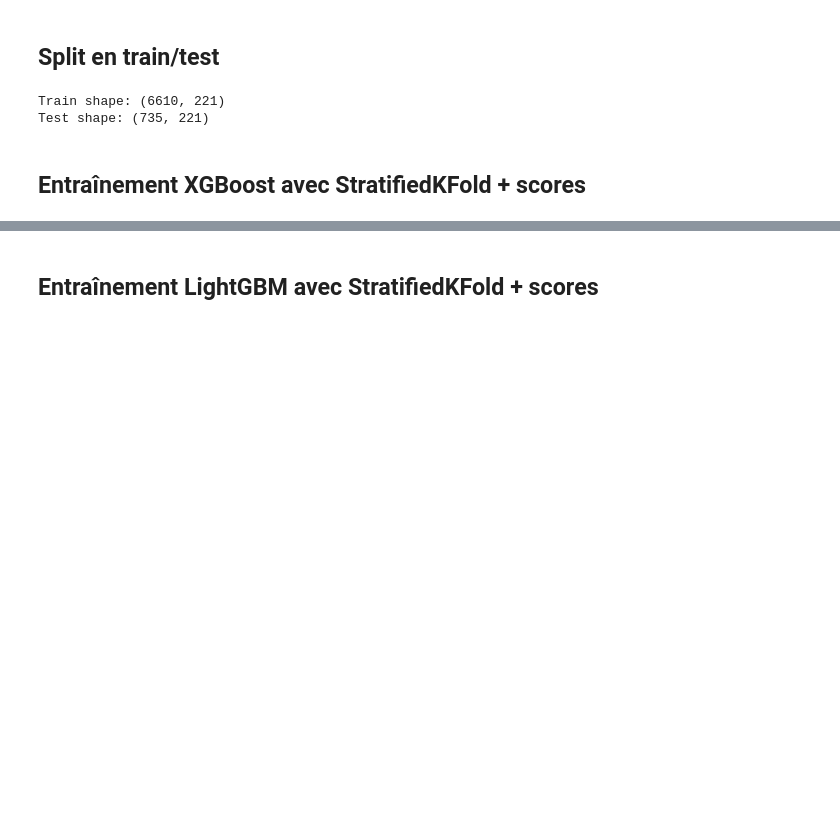
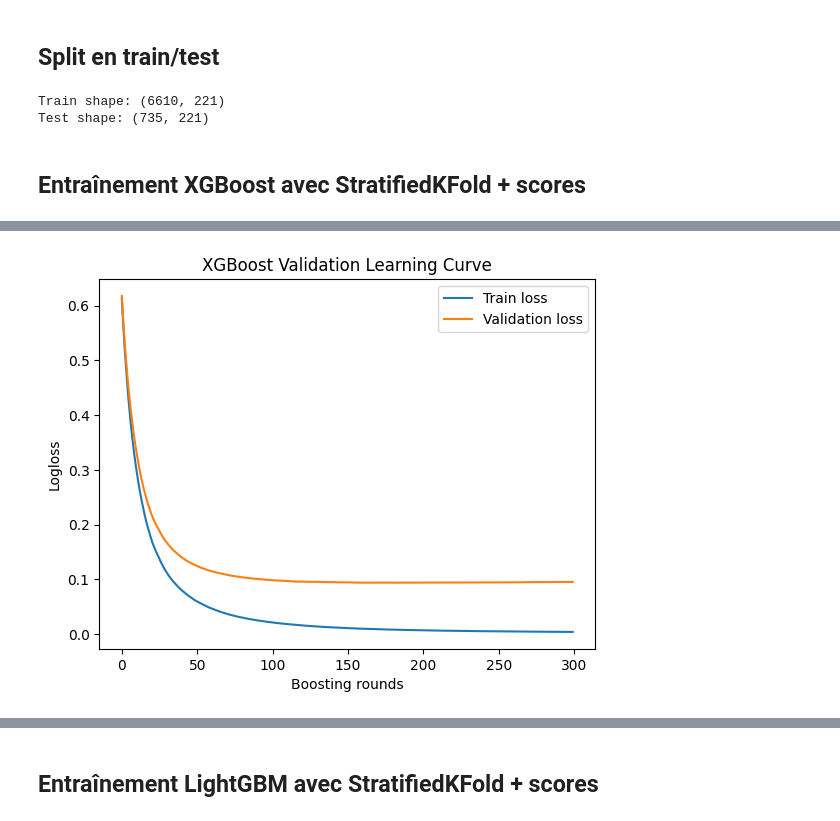
Before and after one commit to RaphaelMld/ConflictPrediction, a Jupyter notebook: train/traitement_dataset1.ipynb, the cells around one changed output, grey strips where cells are left out. Saved outputs shown, nothing was run; the diff lists cells and outputs as text; code cells hidden in the pictures; blank space fills up the shorter version.

Commit message:
evaluation overfitting

```diff
--- a/train/traitement_dataset1.ipynb
+++ b/train/traitement_dataset1.ipynb
@@ -10,7 +12,7 @@ import lightgbm as lgb
 from catboost import CatBoostClassifier
 from sklearn.ensemble import RandomForestClassifier
 # %%
-dataset1 = pd.read_csv('../dataset1/dataset1_beforeSplit.csv')
+dataset1 = pd.read_csv('dalas/project/githubProject/ConflictPrediction/dataset1/dataset1_beforeSplit.csv')
 # %% [markdown]
 # TRAITEMENT SUR LE DATASET 1 (MASKED)
 # %% [markdown]
@@ -42,6 +44,9 @@ def pipeline_stratifiedKFold_and_training_XGBoost(X_train,y_train,k=10):
     list_precision_scores = []
     list_recall_scores = []
     list_f1_scores = []
+    list_f1_train_scores = []
+    train_losses = []
+    val_losses = []
     skf = StratifiedKFold(n_splits=k, shuffle=True,random_state=42) # shuffle pour mélanger les données avant de split
 
     for i,(train_index,val_index) in enumerate(skf.split(X_train, y_train)):
@@ -56,55 +61,90 @@ def pipeline_stratifiedKFold_and_training_XGBoost(X_train,y_train,k=10):
 
         # Maintenant on entraine et évalue le modèle avec X_tr, y_tr, X_val, y_val
 
-        #### À REVOIR ###
-
         # Modèle XGBoost
         model = xgb.XGBClassifier( # Hyperparamètres à voir
-            n_estimators=100,
-            max_depth=5,
+            n_estimators=300,
+            max_depth=7,
             learning_rate=0.1,
-            random_state=42
+            colsample_bytree=1.0,
+            subsample=0.8,
+            random_state=42,
+            eval_metric="logloss"
         )
 
+
         # Entraînement
-        model.fit(X_tr, y_tr)
+        eval_set = [(X_tr, y_tr), (X_val, y_val)]
+        model.fit(
+            X_tr, y_tr,
+            eval_set=eval_set,
+            verbose=False
+        )
 
-        # Prédiction
+        results = model.evals_result()
+        train_loss = results['validation_0']['logloss']
+        val_loss = results['validation_1']['logloss']
+
+        train_losses.append(train_loss)
+        val_losses.append(val_loss)
+
+        # Prédiction sur le set de validation
         y_pred = model.predict(X_val)
+
+        # Prédiction sur le set de train  (pour vérifier l'overfitting)
+        y_train_pred = model.predict(X_tr)
 
         # Métriques
         acc = accuracy_score(y_val, y_pred)
         prec = precision_score(y_val, y_pred)
         rec = recall_score(y_val, y_pred)
-        f1 = f1_score(y_val, y_pred)
+        f1 = f1_score(y_val, y_pred) # la plus importante
+        f1_train = f1_score(y_tr, y_train_pred)
 
         list_accuracy_scores.append(acc)
         list_precision_scores.append(prec)
         list_recall_scores.append(rec)
         list_f1_scores.append(f1)
+        list_f1_train_scores.append(f1_train)
 
         print(f"Accuracy : {acc:.4f}")
         print(f"Precision: {prec:.4f}")
         print(f"Recall   : {rec:.4f}")
         print(f"F1-score : {f1:.4f}")
+        print(f"F1-score (train): {f1_train:.4f}")
 
     # Moyenne et écart-type pour chaque métrique
     avg_acc, std_acc = np.mean(list_accuracy_scores), np.std(list_accuracy_scores)
     avg_prec, std_prec = np.mean(list_precision_scores), np.std(list_precision_scores)
     avg_rec, std_rec = np.mean(list_recall_scores), np.std(list_recall_scores)
     avg_f1, std_f1 = np.mean(list_f1_scores), np.std(list_f1_scores)
+    avg_f1_train, std_f1_train = np.mean(list_f1_train_scores), np.std(list_f1_train_scores)
 
-    print("\nAverage metrics over {} folds:".format(k))
+    print(f"\nAverage metrics over {k} folds:")
     print(f"Accuracy  : {avg_acc:.4f} ± {std_acc:.4f}")
     print(f"Precision : {avg_prec:.4f} ± {std_prec:.4f}")
     print(f"Recall    : {avg_rec:.4f} ± {std_rec:.4f}")
     print(f"F1-score  : {avg_f1:.4f} ± {std_f1:.4f}")
+    print(f"F1-score (train): {avg_f1_train:.4f} ± {std_f1_train:.4f}")
 
-    return ((avg_acc, std_acc), (avg_prec, std_prec), (avg_rec, std_rec), (avg_f1, std_f1))
+    mean_train_loss = np.mean([np.array(l) for l in train_losses], axis=0)
+    mean_val_loss = np.mean([np.array(l) for l in val_losses], axis=0)
+
+    plt.plot(mean_train_loss, label="Train loss")
+    plt.plot(mean_val_loss, label="Validation loss")
+    plt.xlabel("Boosting rounds")
+    plt.ylabel("Logloss")
+    plt.title("XGBoost Validation Learning Curve")
+    plt.legend()
+    plt.show()
+
+    return ((avg_acc, std_acc), (avg_prec, std_prec), (avg_rec, std_rec), (avg_f1, std_f1), (avg_f1_train, std_f1_train),(list_f1_train_scores, list_f1_scores))
 
 ((avg_acc_xgb, std_acc_xgb),
  (avg_prec_xgb, std_prec_xgb),
  (avg_rec_xgb, std_rec_xgb),
- (avg_f1_xgb, std_f1_xgb)) = pipeline_stratifiedKFold_and_training_XGBoost(X_train, y_train, k=10)
+ (avg_f1_xgb, std_f1_xgb),
+ (avg_f1_train_xgb, std_f1_train_xgb),
+ (list_f1_train_scores_xgb, list_f1_scores_xgb)) = pipeline_stratifiedKFold_and_training_XGBoost(X_train, y_train, k=10)
 # %% [output]
 -- Fold 0 --
@@ -127,3 +167,4 @@ F1-score  : 0.9531 ± 0.0060
+[figure, added]
 # %%
 # Définition du modèle
 xgb_model = xgb.XGBClassifier(random_state=42, use_label_encoder=False, eval_metric='logloss')
```
Also changed, not shown: parts of 6 cells of this notebook, 1 other file.
